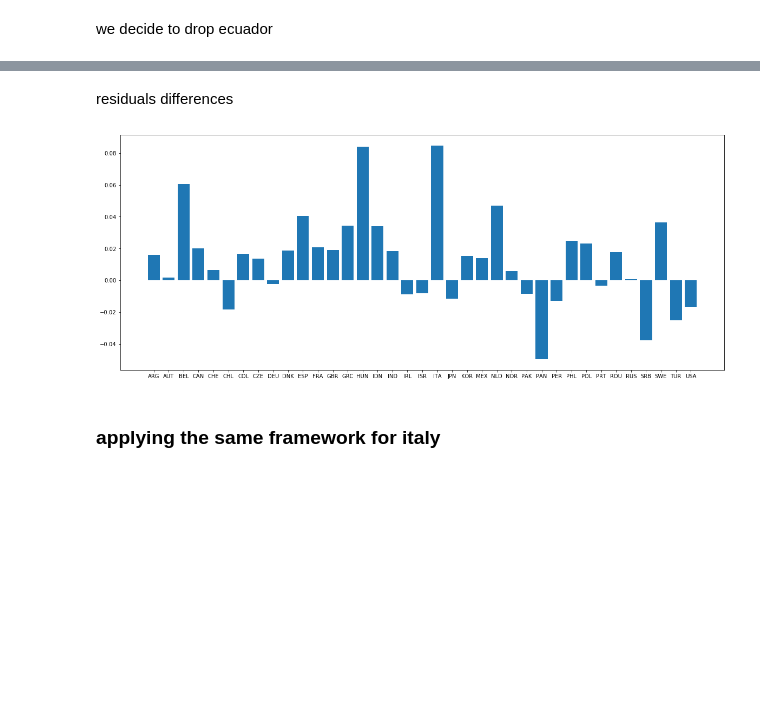
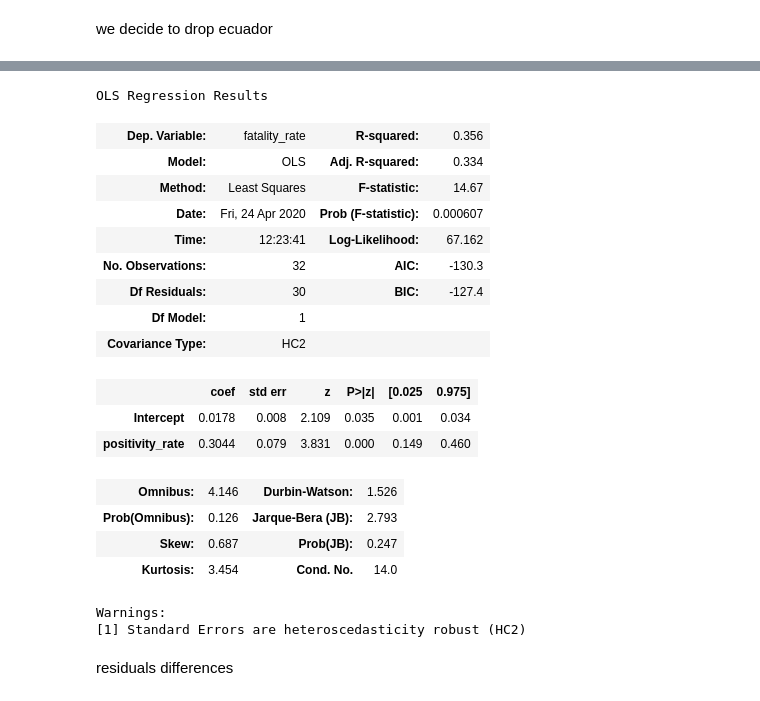
Before and after one commit to gabrielepinto/politicalcovid19, a Jupyter notebook: explaining_difference_fatality_rate/positivityrate_deathsrate.ipynb, the cells around one changed output, grey strips where cells are left out. Drawn from its saved outputs; the diff is of its cells as text; code cells hidden in the pictures; blank space fills up the shorter version.

```diff
--- a/explaining_difference_fatality_rate/positivityrate_deathsrate.ipynb
+++ b/explaining_difference_fatality_rate/positivityrate_deathsrate.ipynb
@@ -100,11 +179,25 @@ for label,posy,posx in zip(DFZ['ISO3'],DFZ["Fatality_Rate"],DFZ['Positivity_Rate
+# %%
+results=smf.ols('fatality_rate  ~ +positivity_rate ',data=DFZ).fit(cov_type='HC2')
+results.summary()
+# %% [output]
+OLS Regression Results
+| Dep. Variable: | fatality_rate | R-squared: | 0.356 |
+| Model: | OLS | Adj. R-squared: | 0.334 |
+| Method: | Least Squares | F-statistic: | 14.67 |
+| Date: | Fri, 24 Apr 2020 | Prob (F-statistic): | 0.000607 |
+| Time: | 12:23:41 | Log-Likelihood: | 67.162 |
+| No. Observations: | 32 | AIC: | -130.3 |
+| Df Residuals: | 30 | BIC: | -127.4 |
+| Df Model: | 1 |  |  |
+| Covariance Type: | HC2 |  |  |
+|  | coef | std err | z | P>|z| | [0.025 | 0.975] |
+| Intercept | 0.0178 | 0.008 | 2.109 | 0.035 | 0.001 | 0.034 |
+| positivity_rate | 0.3044 | 0.079 | 3.831 | 0.000 | 0.149 | 0.460 |
+| Omnibus: | 4.146 | Durbin-Watson: | 1.526 |
+| Prob(Omnibus): | 0.126 | Jarque-Bera (JB): | 2.793 |
+| Skew: | 0.687 | Prob(JB): | 0.247 |
+| Kurtosis: | 3.454 | Cond. No. | 14.0 |
+Warnings:
+[1] Standard Errors are heteroscedasticity robust (HC2)
 # %% [markdown]
 residuals differences
-# %%
-fig,axs=plt.subplots(figsize=(20,8))
-DFZ['actual_death_rate']=results.resid+results.params[0]
-plt.bar(height=DFZ['actual_death_rate'],x=DFZ['ISO3']);
-#plt.bar(height=DFZ['share_65_plus'],x=DFZ['ISO3'])
-# %% [output]
-[figure, removed]
-# %% [markdown]
-### applying the same framework for italy
```
Also changed, not shown: parts of 18 cells of this notebook.
